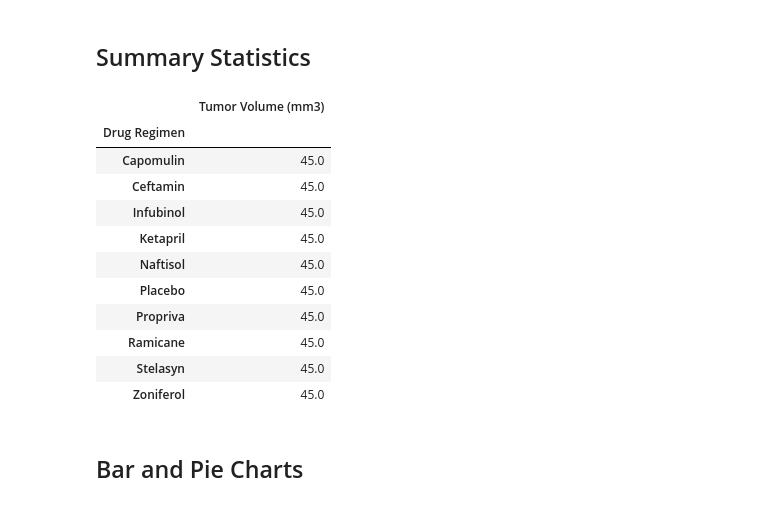
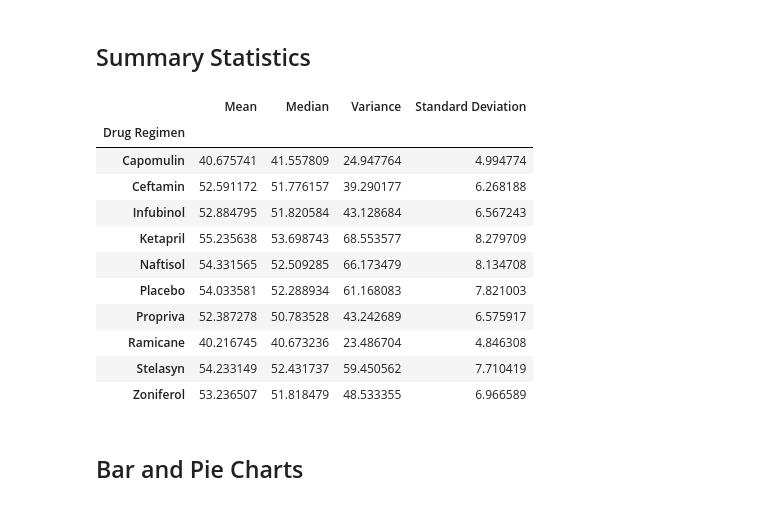
Before and after one commit to joe-m-2020/Pymaceuticals, a Jupyter notebook: pymaceuticals_starter-checkpoint-checkpoint-checkpoint.ipynb, the cells around one changed output. Cells and saved outputs as stored; diff of their text form; code cells hidden in the pictures.

Commit message:
drug stats summary table

```diff
--- a/pymaceuticals_starter-checkpoint-checkpoint-checkpoint.ipynb
+++ b/pymaceuticals_starter-checkpoint-checkpoint-checkpoint.ipynb
@@ -117,32 +117,35 @@ cl_mouse_study_df['Mouse ID'].nunique()
 # Assemble the resulting series into a single summary dataframe.[\]
 
 # set index to
-volume_summary_df = cl_mouse_study_df.set_index(["Drug Regimen"])
+volume_stats_df = cl_mouse_study_df.groupby(["Drug Regimen"])
+
 
 # # find mean
-regimen_volume_mean =round(volume_summary_df.groupby(["Drug Regimen"])["Tumor Volume (mm3)"].mean(),2)
+regimen_volume_mean =volume_stats_df["Tumor Volume (mm3)"].mean()
 # # find median
-regimen_volume_median =round(volume_summary_df.groupby(["Drug Regimen"])["Tumor Volume (mm3)"].median(),2)
-#  find mode
-#THIS IS WRONG ASK ABHIRAM
+regimen_volume_median =volume_stats_df["Tumor Volume (mm3)"].median()
+#  find variance
+regimen_volume_variance = volume_stats_df["Tumor Volume (mm3)"].var()
 
-# regimen_volume_mode = round(volume_summary_df.groupby(["Drug Regimen"]).agg({"Tumor Volume (mm3)": lambda x:st.mode(x)[0]}),2)
-
-r
+# find std deviation
+regimen_volume_stdev = volume_stats_df["Tumor Volume (mm3)"].std()
-# %% [output]
-|  | Tumor Volume (mm3) |
-| Drug Regimen |  |
-| Capomulin | 45.0 |
-| Ceftamin | 45.0 |
-| Infubinol | 45.0 |
-| Ketapril | 45.0 |
-| Naftisol | 45.0 |
-| Placebo | 45.0 |
-| Propriva | 45.0 |
-| Ramicane | 45.0 |
-| Stelasyn | 45.0 |
-| Zoniferol | 45.0 |
 # %%
 # Generate a summary statistics table of mean, median, variance, standard deviation, and SEM of the tumor volume for each regimen
+volume_summary_dict = {"Mean":regimen_volume_mean,"Median":regimen_volume_median,
+                      "Variance":regimen_volume_variance, "Standard Deviation":regimen_volume_stdev}
 
-# Using the aggregation method, produce the same summary statistics in a single line
+volume_summary_df = pd.DataFrame(volume_summary_dict)
+volume_summary_df
+# %% [output]
+|  | Mean | Median | Variance | Standard Deviation |
+| Drug Regimen |  |  |  |  |
+| Capomulin | 40.675741 | 41.557809 | 24.947764 | 4.994774 |
+| Ceftamin | 52.591172 | 51.776157 | 39.290177 | 6.268188 |
+| Infubinol | 52.884795 | 51.820584 | 43.128684 | 6.567243 |
+| Ketapril | 55.235638 | 53.698743 | 68.553577 | 8.279709 |
+| Naftisol | 54.331565 | 52.509285 | 66.173479 | 8.134708 |
+| Placebo | 54.033581 | 52.288934 | 61.168083 | 7.821003 |
+| Propriva | 52.387278 | 50.783528 | 43.242689 | 6.575917 |
+| Ramicane | 40.216745 | 40.673236 | 23.486704 | 4.846308 |
+| Stelasyn | 54.233149 | 52.431737 | 59.450562 | 7.710419 |
+| Zoniferol | 53.236507 | 51.818479 | 48.533355 | 6.966589 |
```
Also changed, not shown: parts of 1 cell of this notebook.
